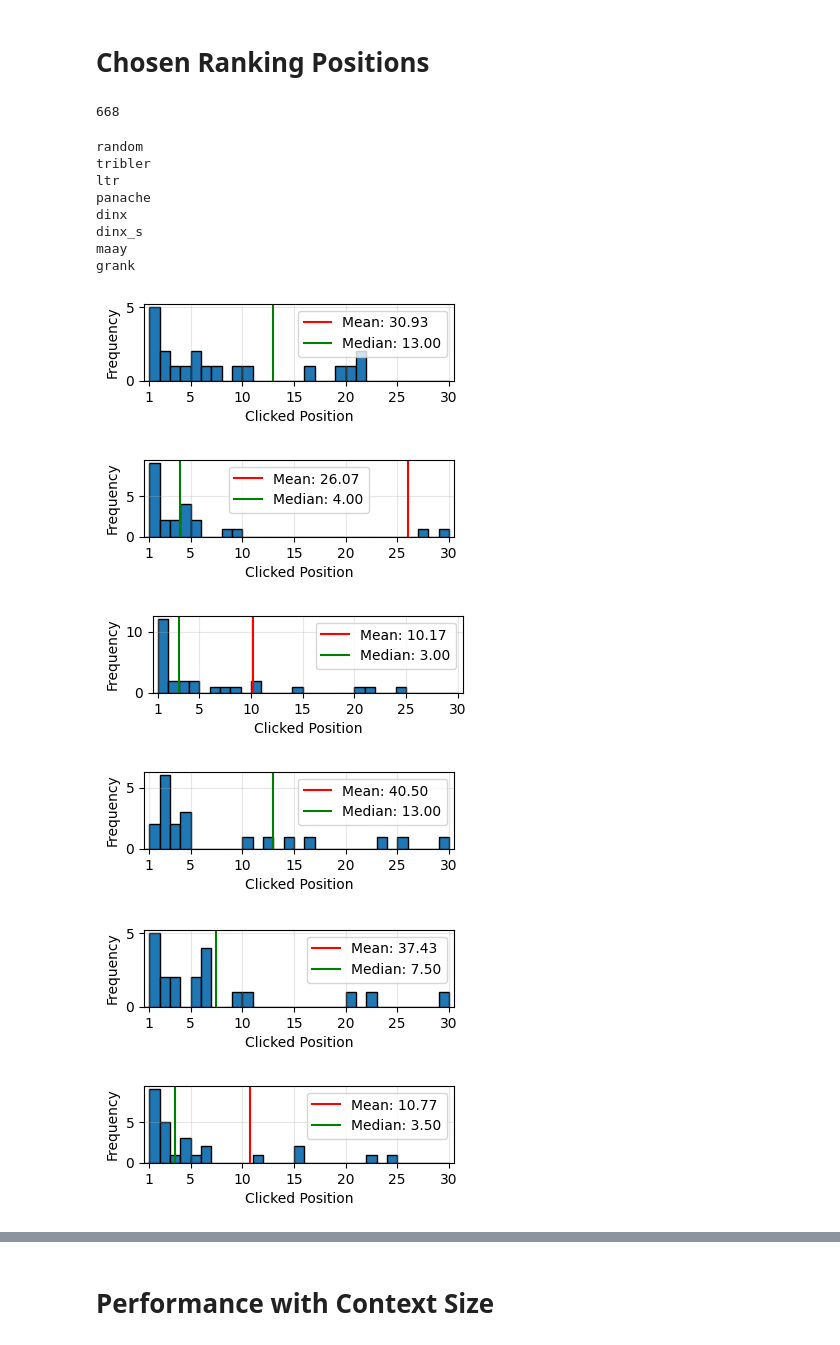
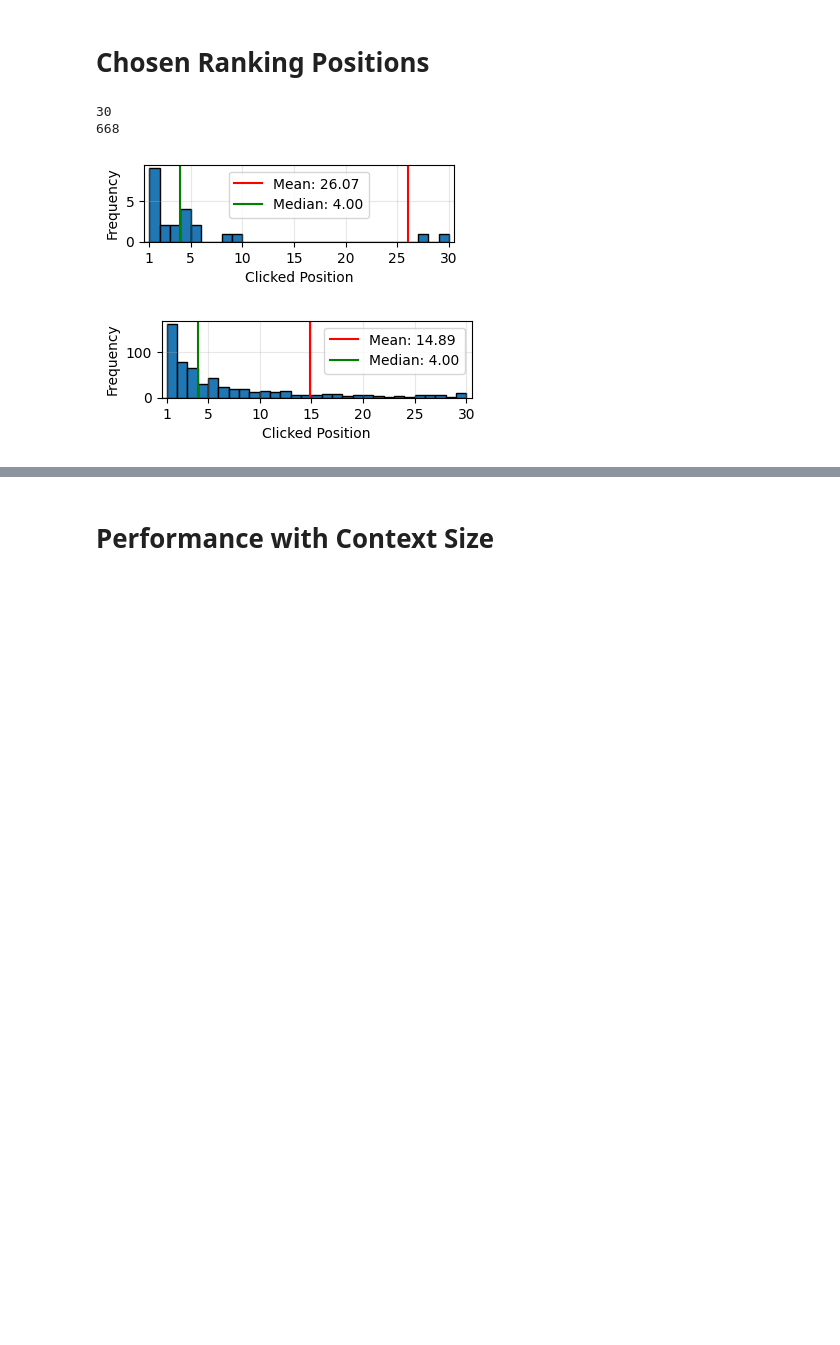
Before and after one commit to mg98/dart, a Jupyter notebook: results.ipynb, the cells around one changed output, grey strips where cells are left out. Drawn from its saved outputs; the diff is of its cells as text; code cells hidden in the pictures; blank space fills up the shorter version.

```diff
--- a/results.ipynb
+++ b/results.ipynb
@@ -56,16 +56,11 @@ Mean number of results per activity: 66.99
 Median number of results per activity: 44.00
 # %% [markdown]
 # Chosen Ranking Positions
-# %%
-with open(f'results/reranked_activities/tribler.pkl', 'rb') as f:
-    ltr_act = pickle.load(f)
-len(ltr_act)
-# %% [output]
-668
 # %%
 def plot_chosen_indices(ranking_algo):
     with open(f'results/reranked_activities/{ranking_algo}.pkl', 'rb') as f:
         user_activities = pickle.load(f)
+        print(len(user_activities))
 
     chosen_indices = []
     for ua in user_activities:
@@ -74,47 +69,36 @@ def plot_chosen_indices(ranking_algo):
         try:
             chosen_idx = next(i for i, r in enumerate(ua.results) if r.infohash == ua.chosen_result.infohash) + 1
             chosen_indices.append(chosen_idx)
         except StopIteration:
             # Skip if the chosen result isn't found in results list
             continue
 
     avg_chosen_index = np.mean(chosen_indices)
     median_chosen_index = np.median(chosen_indices)
 
     plt.figure(figsize=(4, 1))
     xlimit = 30
     plt.hist([x for x in chosen_indices if x <= xlimit], bins=range(xlimit+1), edgecolor='black')
     plt.axvline(avg_chosen_index, color='red', linestyle='-', label=f'Mean: {avg_chosen_index:.2f}')
     plt.axvline(median_chosen_index, color='green', linestyle='-', label=f'Median: {median_chosen_index:.2f}')
     plt.xlabel('Clicked Position')
     plt.ylabel('Frequency')
     # plt.yscale('log')
     plt.xlim(1, None)
     plt.xlim(0.5, xlimit+0.5)
     plt.xticks([1] + list(range(5, xlimit+1, 5)))
     plt.legend()
     plt.grid(True, alpha=0.3)
     tikzplotlib_fix_ncols(plt)
     tikzplotlib.save(
         f"results/tex/chosen_indices_{ranking_algo.lower()}.tex",
         axis_width=r'\columnwidth',
         axis_height=r'4cm')
 
-for algo in ALGORITHMS:
-    print(algo)
-    plot_chosen_indices(algo)
+plot_chosen_indices('tribler')
+plot_chosen_indices('ltr')
 # %% [output]
-random
-tribler
-ltr
-panache
-dinx
-dinx_s
-maay
-grank
+30
+668
-[figure, old version]
+[figure, new version]
-[figure, old version]
+[figure, new version]
-[figure, removed]
-[figure, removed]
-[figure, removed]
-[figure, removed]
```
Also changed, not shown: parts of 1 cell of this notebook, 56 other files.
